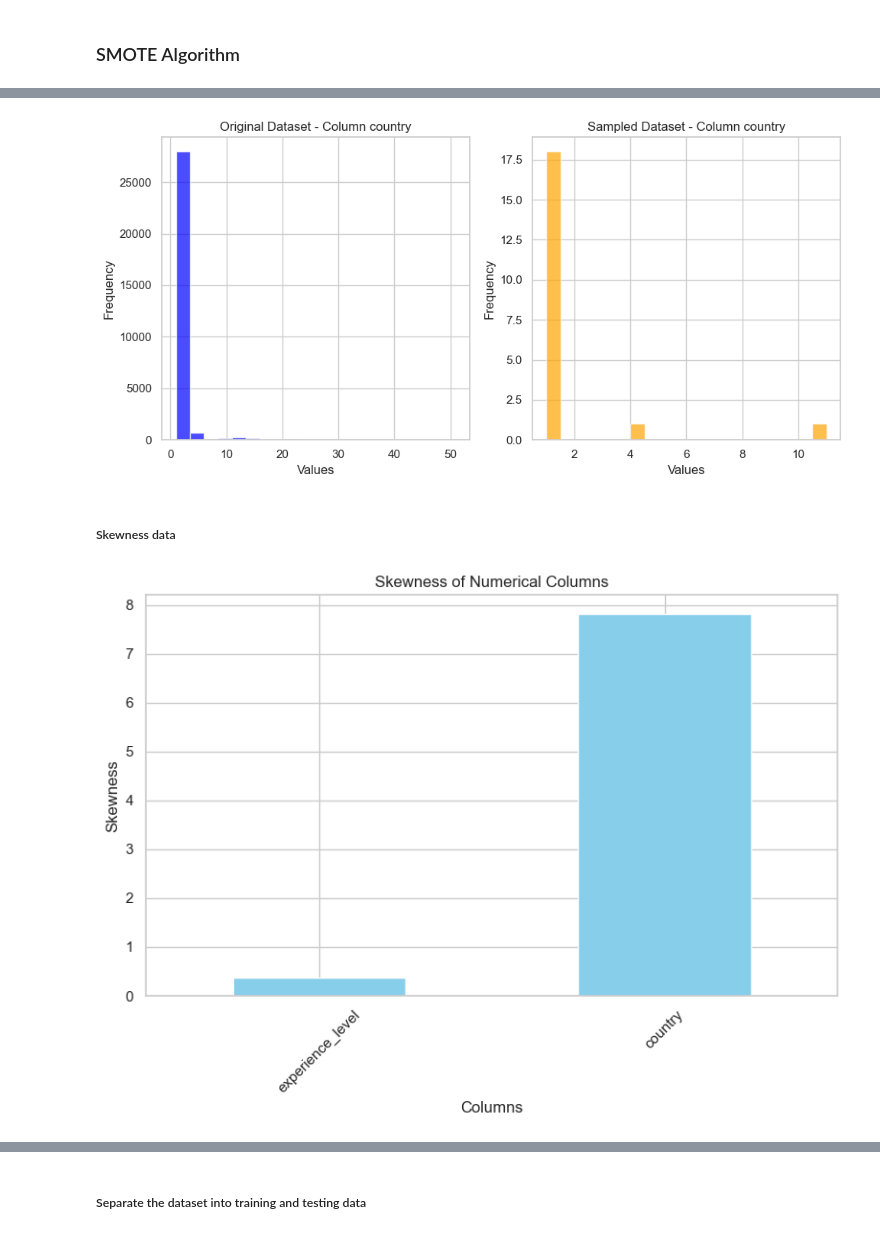
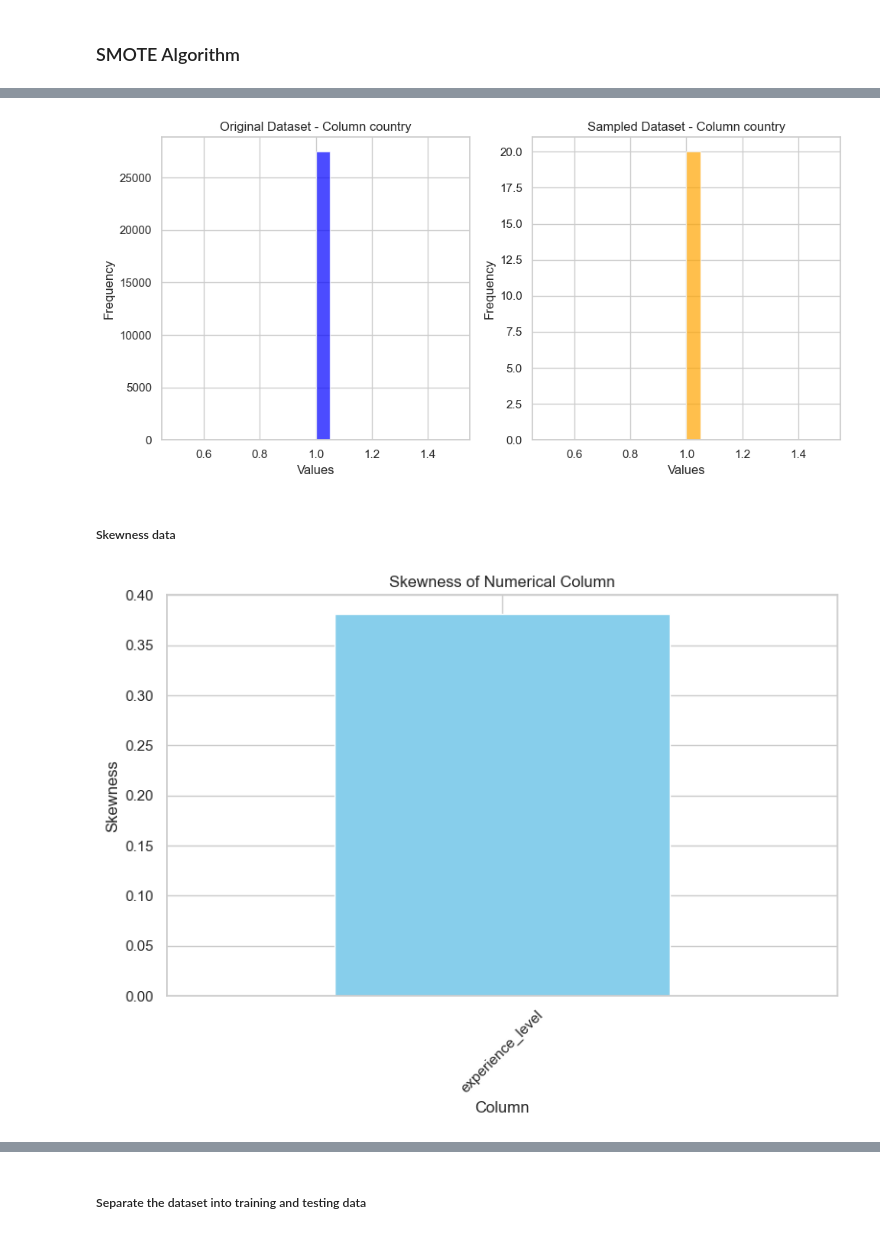
Before and after one commit to FlorianHalimi/LinkedIn-Job-Analysis-Data-Preprocessing-Visualization, a Jupyter notebook: data_preprocessing.ipynb, the cells around one changed output, grey strips where cells are left out. Cells and saved outputs as stored; diff of their text form; code cells hidden in the pictures.

Commit message:
Generating preprocessed_data file
Co-Authored-By: Blina Smailaj <74669741+blinasmailaj@users.noreply.github.com>

```diff
--- a/data_preprocessing.ipynb
+++ b/data_preprocessing.ipynb
@@ -841,7 +830,7 @@ plt.figure(figsize=(10, 5))
 
 # Original dataset histogram
 plt.subplot(1, 2, 1)
-plt.hist(cleaned_df['country'], bins=20, color='blue', alpha=0.7)
+plt.hist(cleaned_data['country'], bins=20, color='blue', alpha=0.7)
 plt.title('Original Dataset - Column country')
 plt.xlabel('Values')
 plt.ylabel('Frequency')
@@ -856,26 +845,26 @@ plt.ylabel('Frequency')
 plt.tight_layout()
 plt.show()
 # %% [output]
-[figure, old version]
+[figure, new version]
 # %% [markdown]
 ##### Skewness data
 # %%
-numerical_columns = ['experience_level', 'country']
+numerical_columns = ['experience_level']
 
-# Calculating skewness for numerical columns
-skewness_values = cleaned_df[numerical_columns].skew()
+# Calculating skewness for numerical column
+skewness_values = cleaned_data[numerical_columns].skew()
 
 # Visualizing skewness
 plt.figure(figsize=(8, 6))
 skewness_values.plot(kind='bar', color='skyblue')
-plt.title('Skewness of Numerical Columns')
-plt.xlabel('Columns')
+plt.title('Skewness of Numerical Column')
+plt.xlabel('Column')
 plt.ylabel('Skewness')
 plt.xticks(rotation=45)
 plt.tight_layout()
 plt.show()
 # %% [output]
-[figure, old version]
+[figure, new version]
 # %%
 import seaborn as sns
 
```
Also changed, not shown: parts of 26 cells of this notebook, 5 other files.
